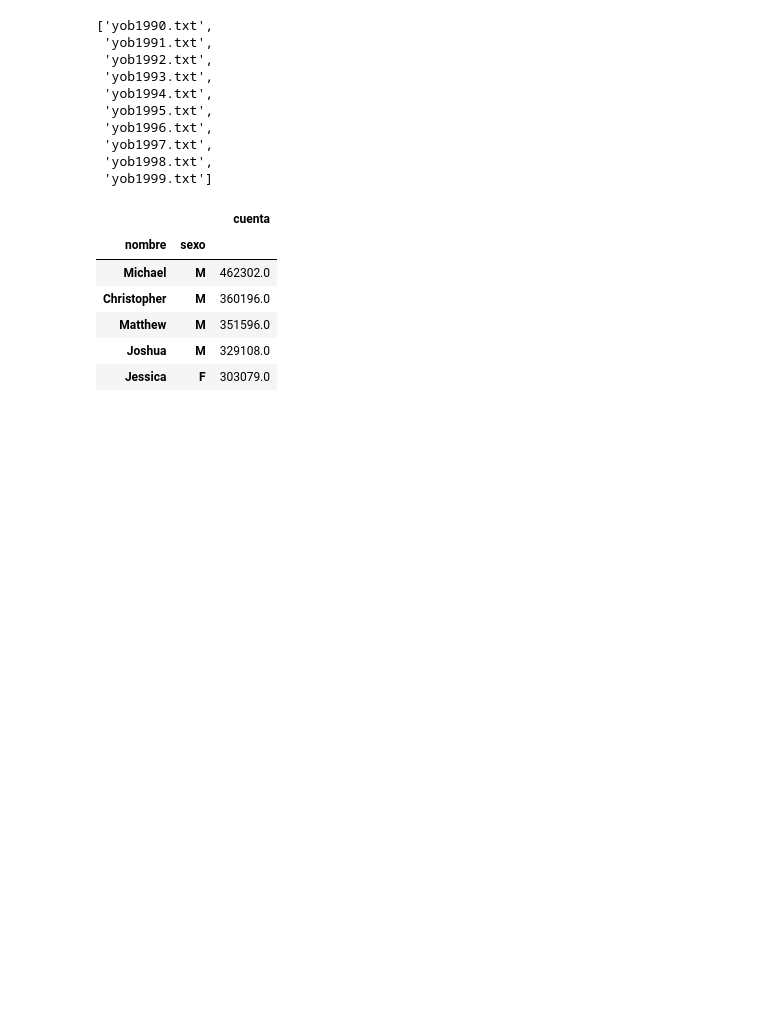
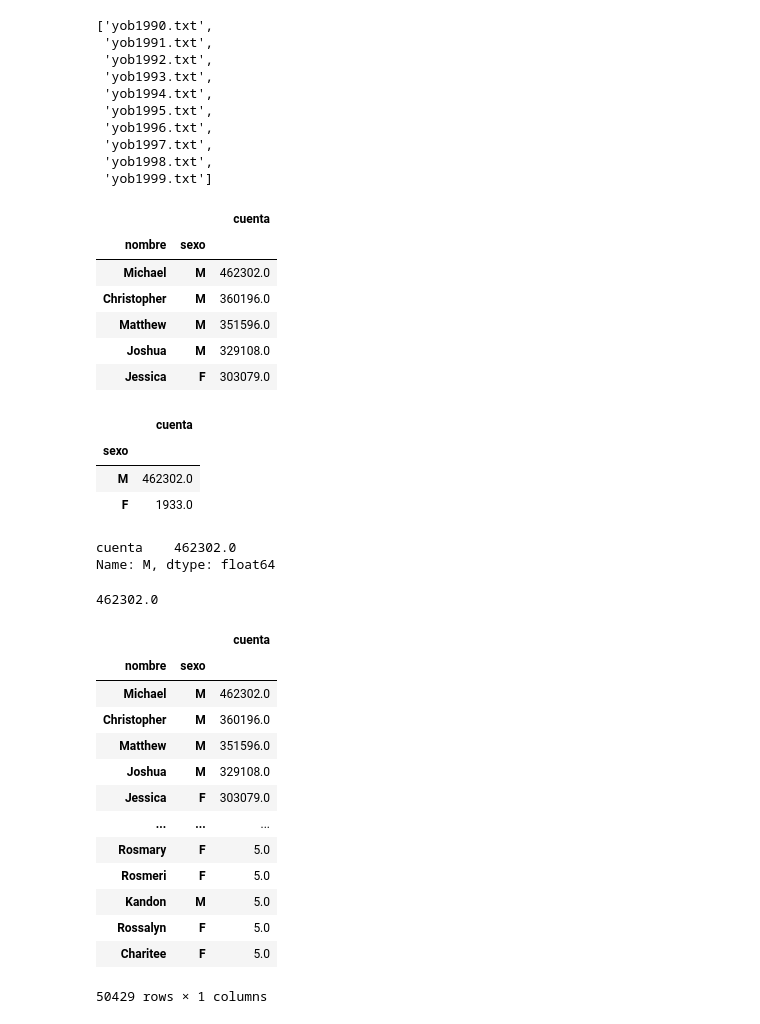
Before and after one commit to mcejudoo/CursoPythonAvanzado, a Jupyter notebook: codigo/pandas_nacimientos.ipynb, the cells around one changed output. Drawn from its saved outputs; the diff is of its cells as text; code cells hidden in the pictures; blank space fills up the shorter version.

```diff
--- a/codigo/pandas_nacimientos.ipynb
+++ b/codigo/pandas_nacimientos.ipynb
@@ -173,3 +173,38 @@ total.head()
 | Matthew | M | 351596.0 |
 | Joshua | M | 329108.0 |
 | Jessica | F | 303079.0 |
+# %%
+# Extraer la cuenta de nombre: Michael , M
+total.loc['Michael']
+# %% [output]
+|  | cuenta |
+| sexo |  |
+| M | 462302.0 |
+| F | 1933.0 |
+# %%
+total.loc['Michael'].loc['M']
+# %% [output]
+cuenta    462302.0
+Name: M, dtype: float64
+# %%
+total.loc['Michael'].loc['M']['cuenta']
+# %% [output]
+462302.0
+# %%
+copia = total.copy(True)
+copia
+# %% [output]
+|  |  | cuenta |
+| nombre | sexo |  |
+| Michael | M | 462302.0 |
+| Christopher | M | 360196.0 |
+| Matthew | M | 351596.0 |
+| Joshua | M | 329108.0 |
+| Jessica | F | 303079.0 |
+| ... | ... | ... |
+| Rosmary | F | 5.0 |
+| Rosmeri | F | 5.0 |
+| Kandon | M | 5.0 |
+| Rossalyn | F | 5.0 |
+| Charitee | F | 5.0 |
+50429 rows × 1 columns
```
Also changed, not shown: parts of 7 cells of this notebook.
